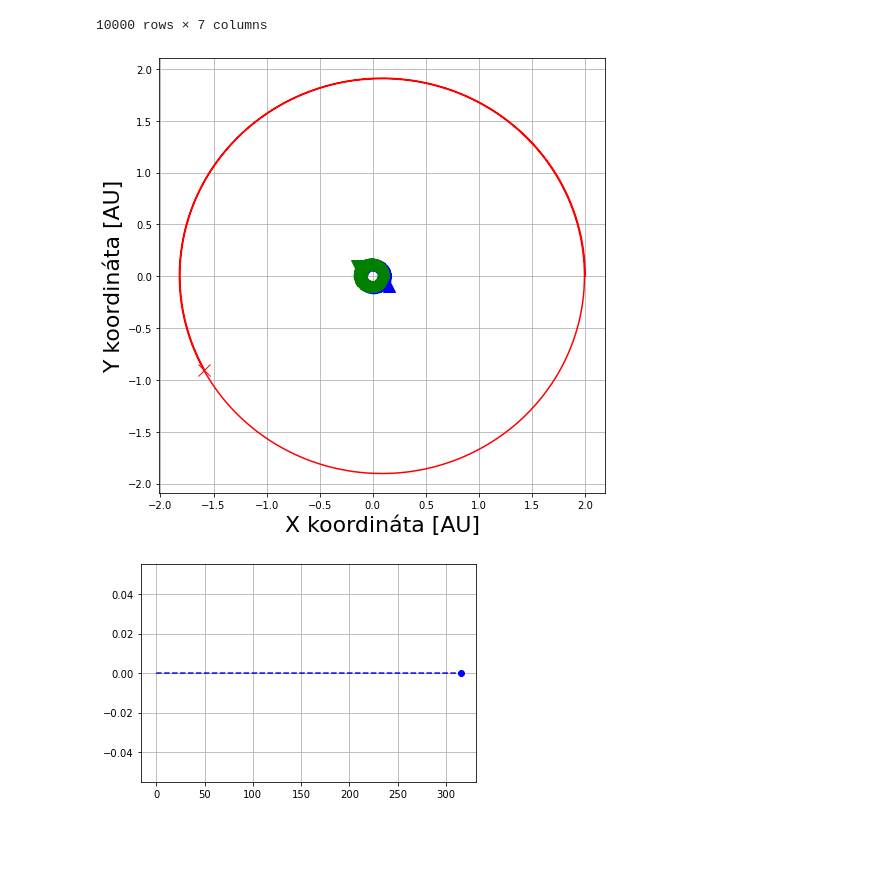
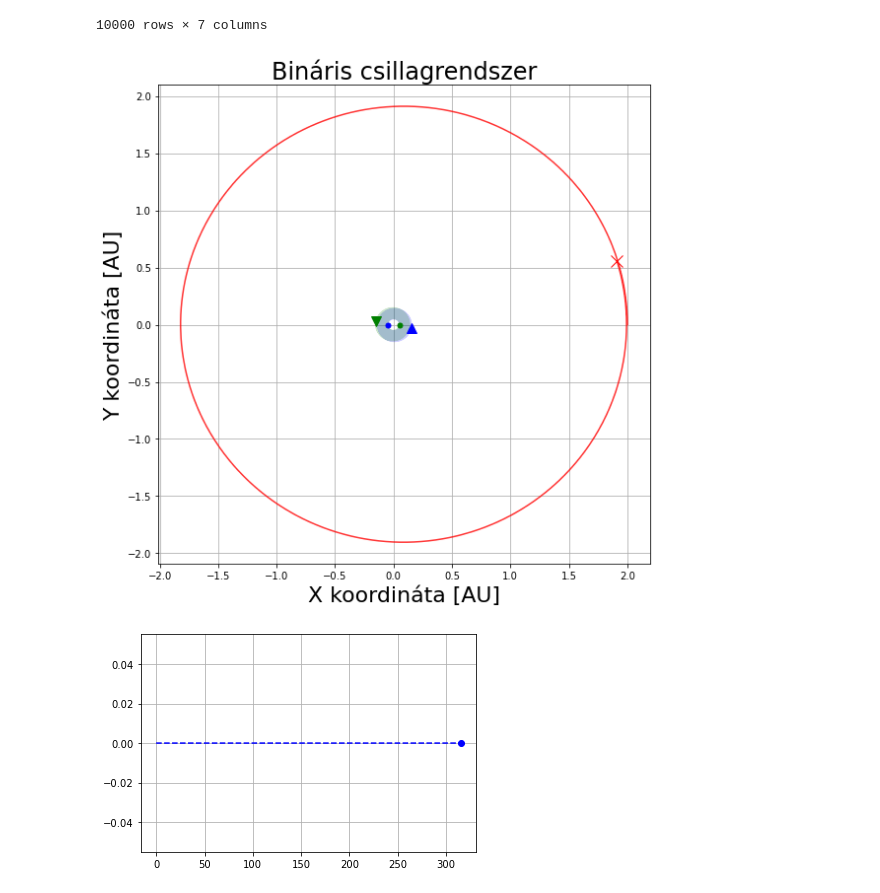
Before and after one commit to AdamGTaylor/ELTE_mod_comp_2021, a Jupyter notebook: project/analysis/Notebook for Binary System Analysis.ipynb, the cells around one changed output. Drawn from its saved outputs; the diff is of its cells as text; code cells hidden in the pictures; blank space fills up the shorter version.

```diff
--- a/project/analysis/Notebook for Binary System Analysis.ipynb
+++ b/project/analysis/Notebook for Binary System Analysis.ipynb
@@ -69,32 +69,37 @@ plt.show()
 # %%
 colnames=['T','X','Y','Z','VX', 'VY', 'VZ']
 colnames_ex = ['T','X','Y','Z','VX', 'VY', 'VZ', 'T', 'U']
 file21name = "../.vscode/build/Debug/output/test/body1.csv"
 file22name = "../.vscode/build/Debug/output/test/body2.csv"
 file23name = "../.vscode/build/Debug/output/test/body3.csv"
 data21 = pd.read_csv(file21name,skiprows=1, sep='\t',names=colnames,header=None)
 data22 = pd.read_csv(file22name,skiprows=1, sep='\t',names=colnames,header=None)
 data23 = pd.read_csv(file23name,skiprows=1, sep='\t',names=colnames,header=None)
 data23
 
 plt.figure(figsize=(8,8))
-plt.plot(data21.X,data21.Y, linestyle='--', color='blue')
-plt.plot(data22.X,data22.Y, linestyle='--', color='green')
-plt.plot(data23.X,data23.Y, linestyle='-', color='red')
+plt.title("Bináris csillagrendszer", fontsize=24)
+plt.plot(data21.X,data21.Y, linestyle='-', color='blue', alpha=0.2)
+plt.plot(data22.X,data22.Y, linestyle='-', color='green', alpha=0.2)
+plt.plot(data23.X,data23.Y, linestyle='-', color='red', alpha=0.8)
 
-plt.plot(data21.X[-1:],data21.Y[-1:], linestyle='--', color='blue', marker='^', markersize=12)
-plt.plot(data22.X[-1:],data22.Y[-1:], linestyle='--', color='green',marker='v', markersize=12)
+plt.plot(data21.X[-1:],data21.Y[-1:], linestyle='--', color='blue', marker='^', markersize=10)
+plt.plot(data22.X[-1:],data22.Y[-1:], linestyle='--', color='green',marker='v', markersize=10)
 plt.plot(data23.X[-1:],data23.Y[-1:], linestyle='--', color='red',marker='x', markersize=12)
+
+plt.plot(data21.X[0],data21.Y[0], linestyle='--', color='blue', marker='o', markersize=5)
+plt.plot(data22.X[0],data22.Y[0], linestyle='--', color='green',marker='o', markersize=5)
 
 plt.xlabel('X koordináta [AU]', fontsize='22')
 plt.ylabel('Y koordináta [AU]', fontsize='22')
 #plt.xlim(-0.5,0.5)
 #plt.ylim(-0.5,0.5)
 plt.grid()
+plt.tight_layout()
 plt.savefig("pics/test2.pdf", format='pdf')
 plt.show()
 # %% [output]
-[figure, old version]
+[figure, new version]
 # %%
 plt.plot(data21.X,data21.Y, linestyle='--', color='blue')
 #plt.plot(data22.X,data22.Y, linestyle='--', color='green')
```
Also changed, not shown: 2 other files.
